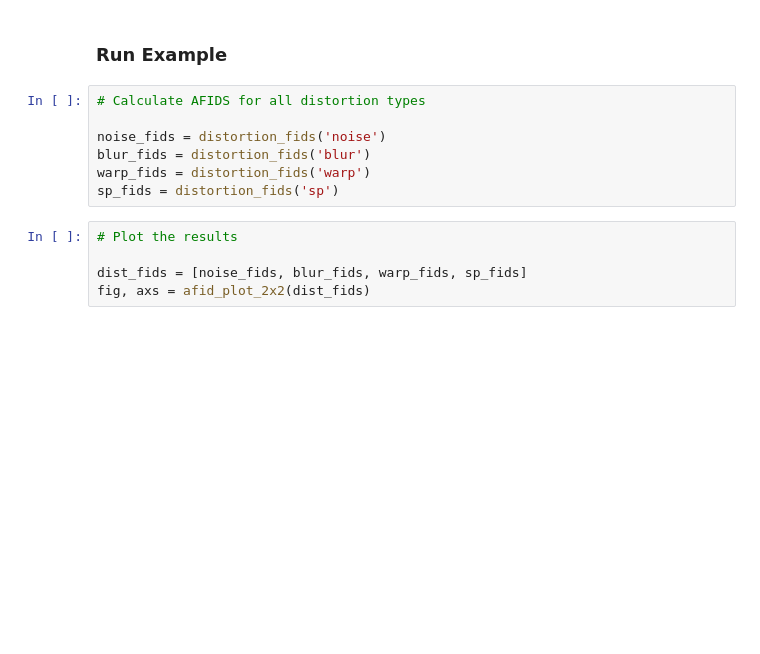
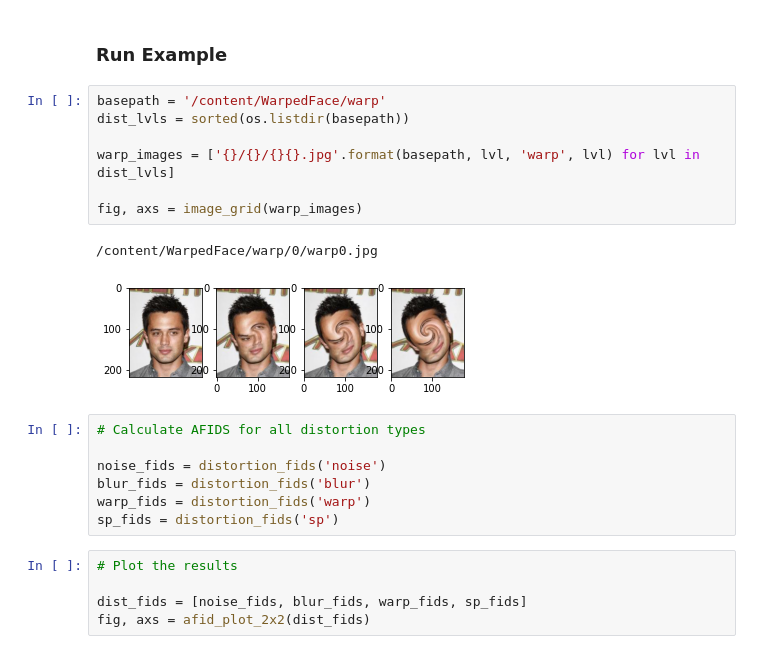
Before and after one commit to ejnunn/GAN-Research, a Jupyter notebook: notebooks/AFID.ipynb, the cells around one changed output. Saved outputs shown, nothing was run; the diff lists cells and outputs as text; blank space fills up the shorter version.

Commit message:
Added feature to load distortion images in a grid of increasing distortion

```diff
--- a/notebooks/AFID.ipynb
+++ b/notebooks/AFID.ipynb
@@ -409,5 +420,15 @@ def distortion_fids(dist_type):
 # %% [markdown]
 ### Run Example
+# %%
+basepath = '/content/WarpedFace/warp'
+dist_lvls = sorted(os.listdir(basepath))
+
+warp_images = ['{}/{}/{}{}.jpg'.format(basepath, lvl, 'warp', lvl) for lvl in dist_lvls]
+
+fig, axs = image_grid(warp_images)
+# %% [output]
+/content/WarpedFace/warp/0/warp0.jpg
+[figure, added]
 # %%
 # Calculate AFIDS for all distortion types
 
```
Also changed, not shown: parts of 1 cell of this notebook.
